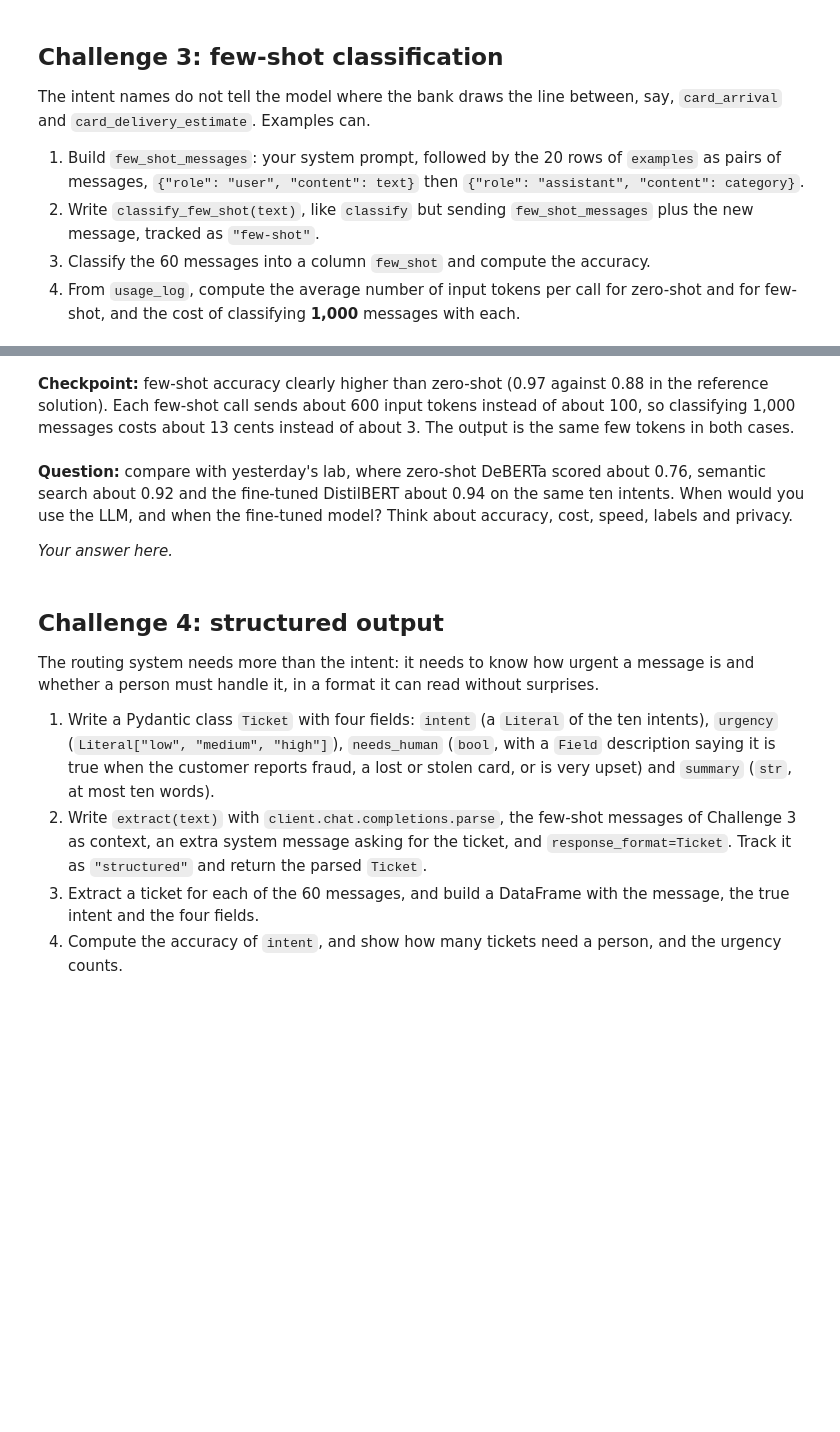
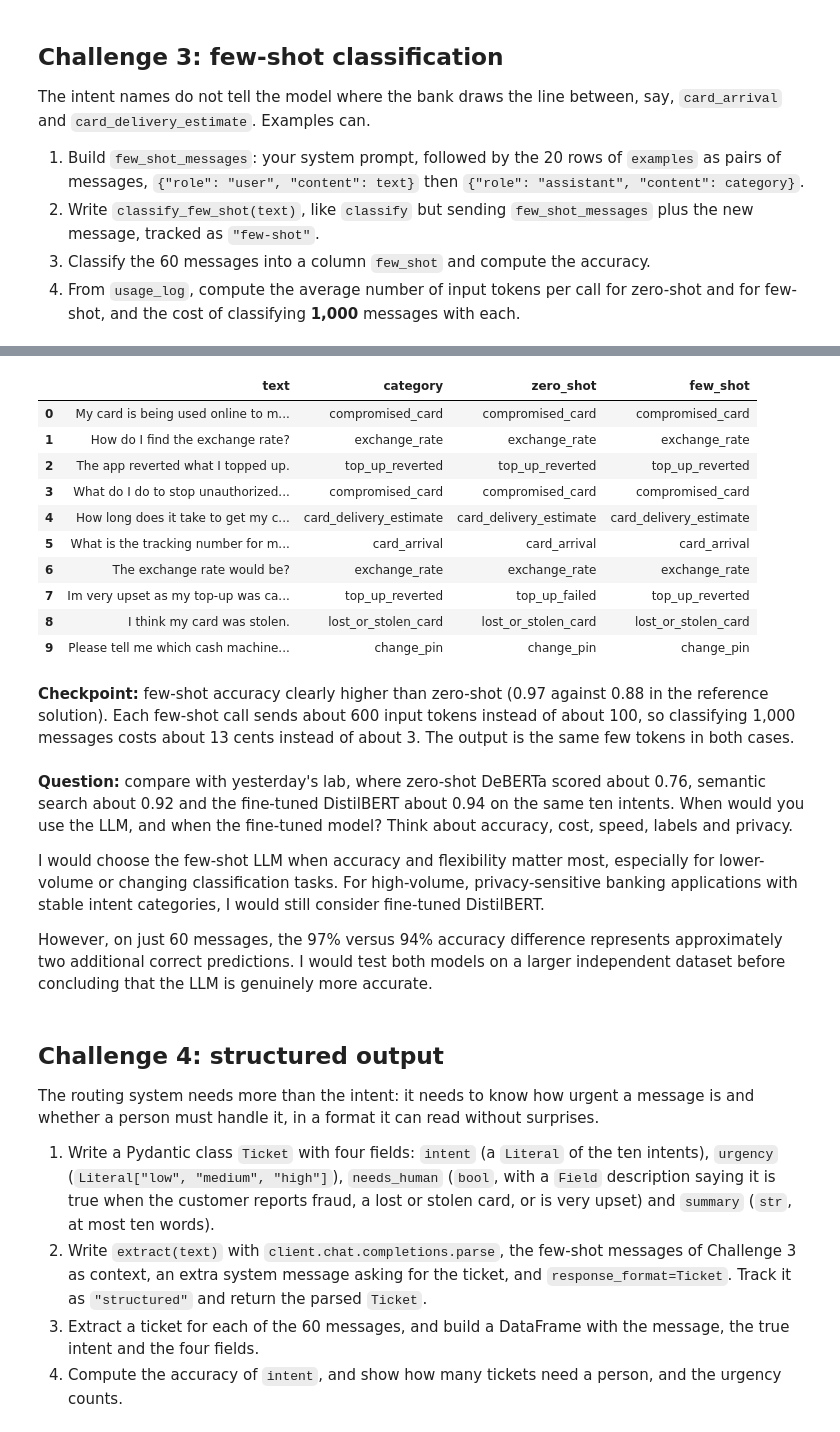
Before and after one commit to ironhack-labs/lab-genai-llms-openai-gpt-api-exercises, a Jupyter notebook: your-code/main.ipynb, the cells around one changed output, grey strips where cells are left out. Saved outputs shown, nothing was run; the diff lists cells and outputs as text; code cells hidden in the pictures; blank space fills up the shorter version.

```diff
--- a/your-code/main.ipynb
+++ b/your-code/main.ipynb
@@ -104,12 +265,75 @@ The intent names do not tell the model where the bank draws the line between, sa
 4. From `usage_log`, compute the average number of input tokens per call for zero-shot and for few-shot, and the cost of classifying **1,000** messages with each.
 # %%
 # 1. Few-shot messages
+few_shot_messages = [
+    {"role": "system", "content": system_prompt}
+]
 
+for _, row in examples.iterrows():
+    few_shot_messages.append({
+        "role": "user",
+        "content": str(row["text"])
+    })
+    few_shot_messages.append({
+        "role": "assistant",
+        "content": str(row["category"])
+    })
+
+print(f"Total messages in prompt: {len(few_shot_messages)}")
 
 # 2. Classifier
+def classify_few_shot(text):
+    response = track(
+        client.chat.completions.create(
+            model=MODEL,
+            temperature=0,
+            messages=few_shot_messages + [
+                {"role": "user", "content": str(text)}
+            ]
+        ),
+        "few-shot"
+    )
 
+    return response.choices[0].message.content.strip()
 
 # 3. Predictions and accuracy
+messages["few_shot"] = messages["text"].apply(classify_few_shot)
 
+few_shot_accuracy = (
+    messages["few_shot"] == messages["category"]
+).mean()
+
+print(f"Few-shot accuracy: {few_shot_accuracy:.2%}")
+
+# Counting invalid predictions
+invalid_few_shot = (~messages["few_shot"].isin(intents)).sum()
+
+print(f"Invalid predictions: {invalid_few_shot}")
+
+# Displaying first 10 predictions
+display(
+    messages[["text", "category", "zero_shot", "few_shot"]].head(10)
+)
 
 # 4. Tokens per call and cost per 1,000 messages
+usage_log = []
+
+def track(response, label):
+    usage = response.usage
+
+    if hasattr(usage, "input_tokens"):
+        input_tokens = usage.input_tokens
+        output_tokens = usage.output_tokens
+    else:
+        input_tokens = usage.prompt_tokens
+        output_tokens = usage.completion_tokens
+
+    usage_log.append({
+        "label": label,
+        "input_tokens": input_tokens,
+        "output_tokens": output_tokens,
+        "cost": cost(input_tokens, output_tokens, model=MODEL)
+    })
+
+    return response
+# %% [output]
@@ -116,9 +357,22 @@ The intent names do not tell the model where the bank draws the line between, sa
+|  | text | category | zero_shot | few_shot |
+| 0 | My card is being used online to m... | compromised_card | compromised_card | compromised_card |
+| 1 | How do I find the exchange rate? | exchange_rate | exchange_rate | exchange_rate |
+| 2 | The app reverted what I topped up. | top_up_reverted | top_up_reverted | top_up_reverted |
+| 3 | What do I do to stop unauthorized... | compromised_card | compromised_card | compromised_card |
+| 4 | How long does it take to get my c... | card_delivery_estimate | card_delivery_estimate | card_delivery_estimate |
+| 5 | What is the tracking number for m... | card_arrival | card_arrival | card_arrival |
+| 6 | The exchange rate would be? | exchange_rate | exchange_rate | exchange_rate |
+| 7 | Im very upset as my top-up was ca... | top_up_reverted | top_up_failed | top_up_reverted |
+| 8 | I think my card was stolen. | lost_or_stolen_card | lost_or_stolen_card | lost_or_stolen_card |
+| 9 | Please tell me which cash machine... | change_pin | change_pin | change_pin |
 # %% [markdown]
 **Checkpoint:** few-shot accuracy clearly higher than zero-shot (0.97 against 0.88 in the reference solution). Each few-shot call sends about 600 input tokens instead of about 100, so classifying 1,000 messages costs about 13 cents instead of about 3. The output is the same few tokens in both cases.
 # %% [markdown]
 **Question:** compare with yesterday's lab, where zero-shot DeBERTa scored about 0.76, semantic search about 0.92 and the fine-tuned DistilBERT about 0.94 on the same ten intents. When would you use the LLM, and when the fine-tuned model? Think about accuracy, cost, speed, labels and privacy.
 
-*Your answer here.*
+I would choose the few-shot LLM when accuracy and flexibility matter most, especially for lower-volume or changing classification tasks. For high-volume, privacy-sensitive banking applications with stable intent categories, I would still consider fine-tuned DistilBERT.
+
+However, on just 60 messages, the 97% versus 94% accuracy difference represents approximately two additional correct predictions. I would test both models on a larger independent dataset before concluding that the LLM is genuinely more accurate.
 # %% [markdown]
 ## Challenge 4: structured output
 
```
Also changed, not shown: parts of 20 cells of this notebook.
